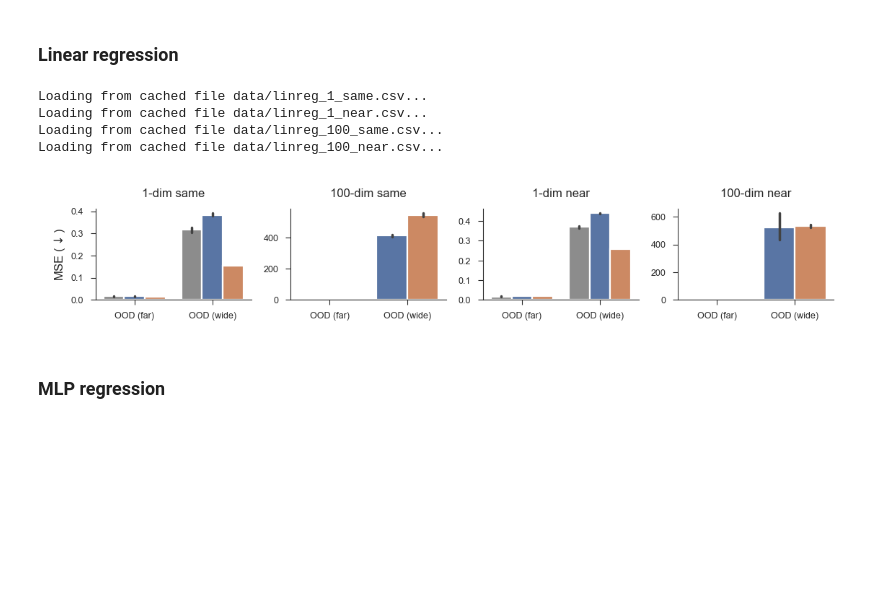
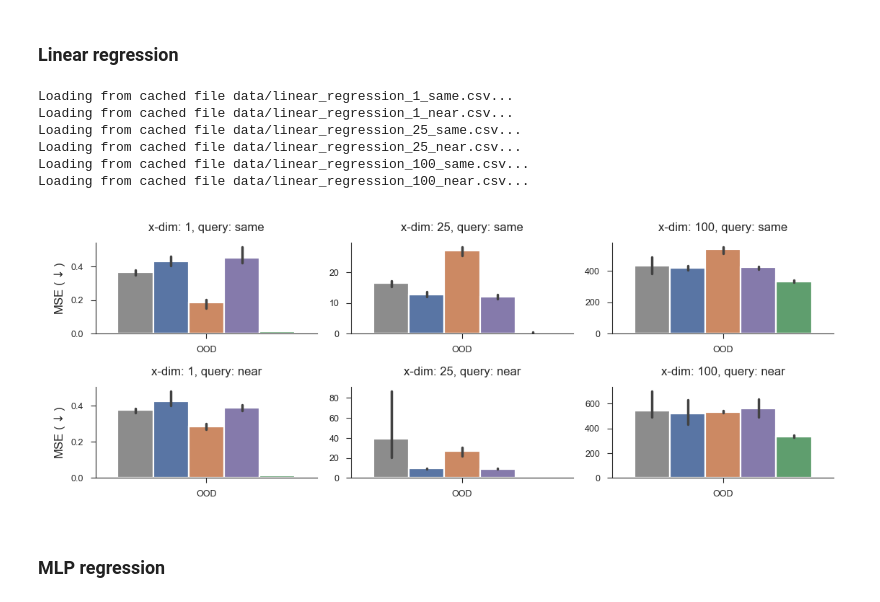
Before and after one commit to EricElmoznino/explicit_implicit_icl, a Jupyter notebook: notebooks/neurips/figures.ipynb, the cells around one changed output. Drawn from its saved outputs; the diff is of its cells as text; code cells hidden in the pictures; blank space fills up the shorter version.

Commit message:
Updated some appendix figures: - linear regression - sinusoidal regression - linear classification

```diff
--- a/notebooks/neurips/figures.ipynb
+++ b/notebooks/neurips/figures.ipynb
@@ -819,55 +819,58 @@ plt.show()
 # %%
 linreg_data = {}
 context_styles = ["same", "near"]
+x_dims = [1, 25, 100]
 
-for x_dim in [1, 100]:
+for x_dim in x_dims:
     for context in context_styles:
-        linreg_data[f"{x_dim} {context}"] = get_run_performances(
-            wandb_username="sangnieb",
+        d = get_run_performances(
+            wandb_username="sarthmit",
             dataset="linear-regression",
             compare_across=["model"],
             comparison_metrics=["val/iid_MSE", "val/far_MSE", "val/wide_MSE"],
             mode="min",
             filters={
                 "config.context_style": context,
                 "config.x_dim": x_dim,
             },
-            save_path=f"data/linreg_{x_dim}_{context}.csv",
-            wandb_project="Explicit-Implicit-icml",
+            save_path=f"data/linear_regression_{x_dim}_{context}.csv",
         )
+        linreg_data[f"{x_dim} {context}"] = d[d["model"] != "known-latent"]
 
-fig, axs = plt.subplots(nrows=1, ncols=4, figsize=(5.5, 1))
+fig, axs = plt.subplots(
+    nrows=len(context_styles), ncols=len(x_dims), figsize=(5.5, len(context_styles))
+)
 
-i = 0
-for context in context_styles:
-    for x_dim in [1, 100]:
+for i, context in enumerate(context_styles):
+    for j, x_dim in enumerate(x_dims):
         model_comparison_barplot(
             data=linreg_data[f"{x_dim} {context}"],
-            metrics=["val/far_MSE", "val/wide_MSE"],
+            metrics=["val/wide_MSE"],
             metric_short_names={
-                "val/far_MSE": "OOD (far)",
-                "val/wide_MSE": "OOD (wide)",
+                "val/wide_MSE": "OOD",
             },
             metric_units=r"MSE ($\downarrow$)",
             err_kws={"linewidth": 1.25},
-            ax=axs[i],
+            ax=axs[i, j],
         )
-        axs[i].set(title=f"{x_dim}-dim {context}")
-        i += 1
+        axs[i, j].set(title=f"x-dim: {x_dim}, query: {context}")
 
-for ax in axs[1:]:
-    ax.set(ylabel=None)
-for ax in axs:
+for i in range(1, len(x_dims)):
+    axs[0, i].set(ylabel=None)
+    axs[1, i].set(ylabel=None)
+for ax in axs.flatten():
     ax.legend().remove()
 
 fig.savefig("saved/ablation_lin_reg.pdf")
 plt.show()
 # %% [output]
-Loading from cached file data/linreg_1_same.csv...
-Loading from cached file data/linreg_1_near.csv...
-Loading from cached file data/linreg_100_same.csv...
-Loading from cached file data/linreg_100_near.csv...
+Loading from cached file data/linear_regression_1_same.csv...
+Loading from cached file data/linear_regression_1_near.csv...
+Loading from cached file data/linear_regression_25_same.csv...
+Loading from cached file data/linear_regression_25_near.csv...
+Loading from cached file data/linear_regression_100_same.csv...
+Loading from cached file data/linear_regression_100_near.csv...
-[figure, old version]
+[figure, new version]
 # %% [markdown]
 ### MLP regression
 # %%
```
Also changed, not shown: parts of 3 cells of this notebook, 22 other files.
